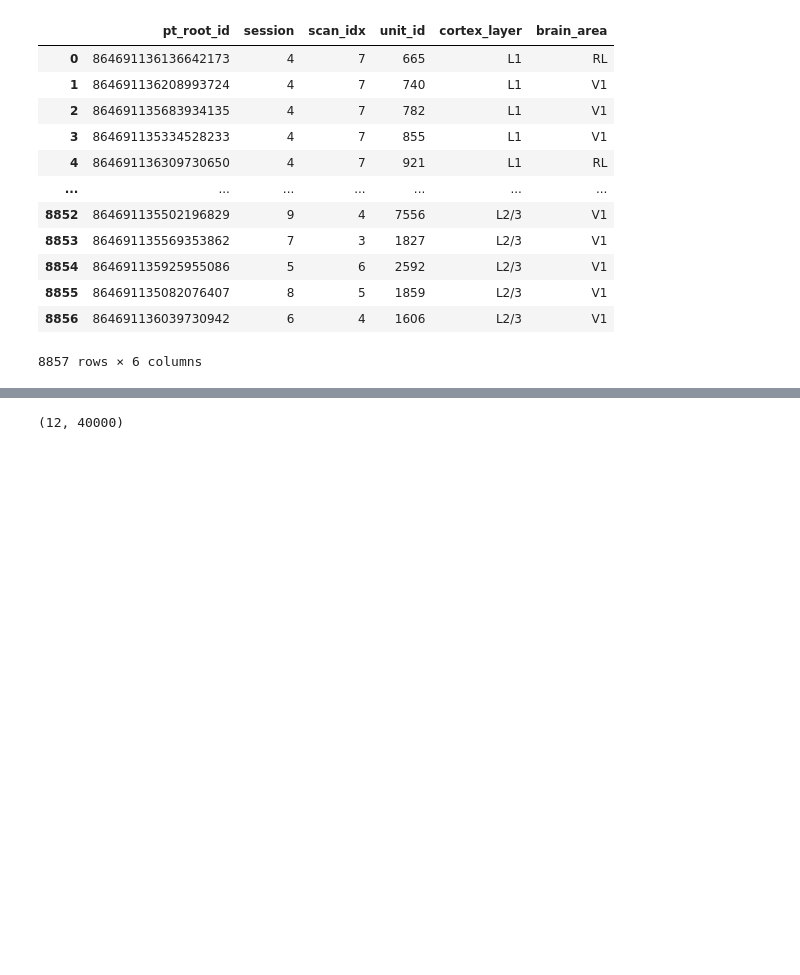
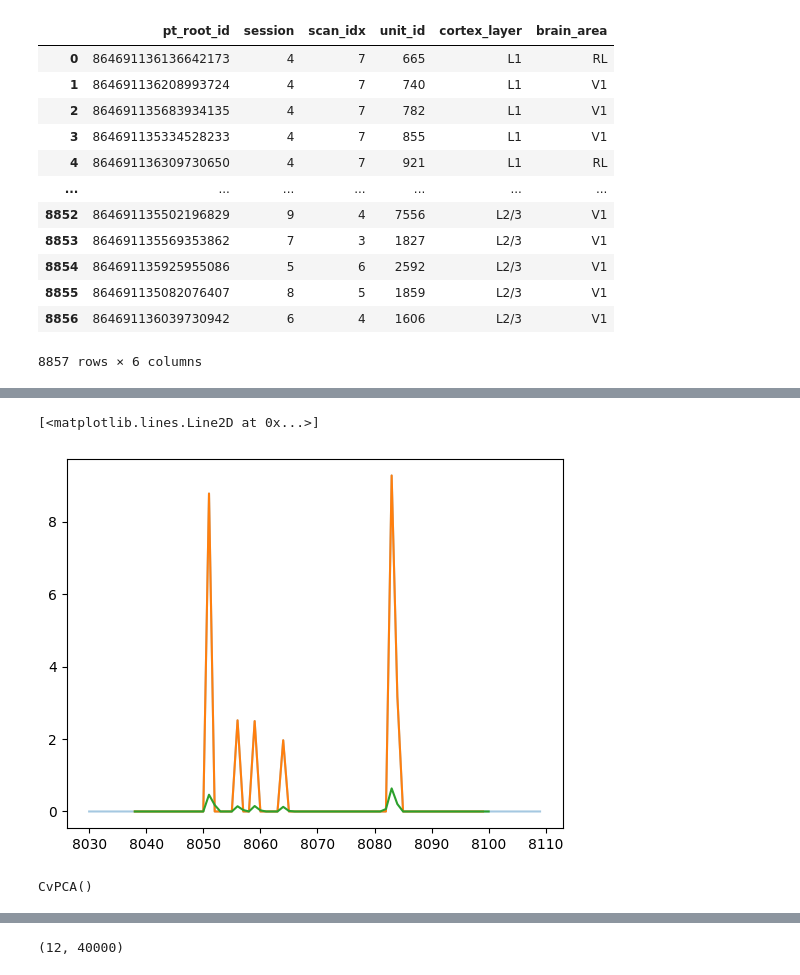
Before and after one commit to darioliscai/microns_phase3_nda, a Jupyter notebook: my_tests/tests.ipynb, the cells around one changed output, grey strips where cells are left out. Cells and saved outputs as stored; diff of their text form; code cells hidden in the pictures; blank space fills up the shorter version.

```diff
--- a/my_tests/tests.ipynb
+++ b/my_tests/tests.ipynb
@@ -46,0 +200,2 @@ Total: 168971
+# %%
+trace, fts, delay = ((nda.Activity & unit_key) * nda.ScanTimes * nda.ScanUnit).fetch1('trace', 'frame_times', 'ms_delay') # fetch trace delay and frame times for interpolation
@@ -46,0 +204,14 @@ Total: 168971
+# %%
+f2a = interp1d(fts + delay/1000, trace)
+# %%
+oracle_traces = np.array([f2a(ft) for ft in frame_times_set])
+# %%
+oracle_traces -= np.min(oracle_traces,axis=(1,2),keepdims=True) # normalize the oracle traces
+oracle_traces /= np.max(oracle_traces,axis=(1,2),keepdims=True)
+# %%
+plt.plot(np.arange(8030,8110), trace[8030:8110], alpha=0.4);
+plt.plot(np.arange(8038,8100),trace[8038:8100], alpha=1);
+plt.plot(np.arange(8038,8101),oracle_traces[2, 1, :], alpha=1)
+# %% [output]
+[<matplotlib.lines.Line2D at 0x...>]
+[figure, added]
@@ -46,0 +220,4 @@ Total: 168971
+# %%
+cv.fit(oracle_traces[:,0,:].T)
+# %% [output]
+CvPCA()
```
Also changed, not shown: parts of 54 cells of this notebook, 8 other files.
